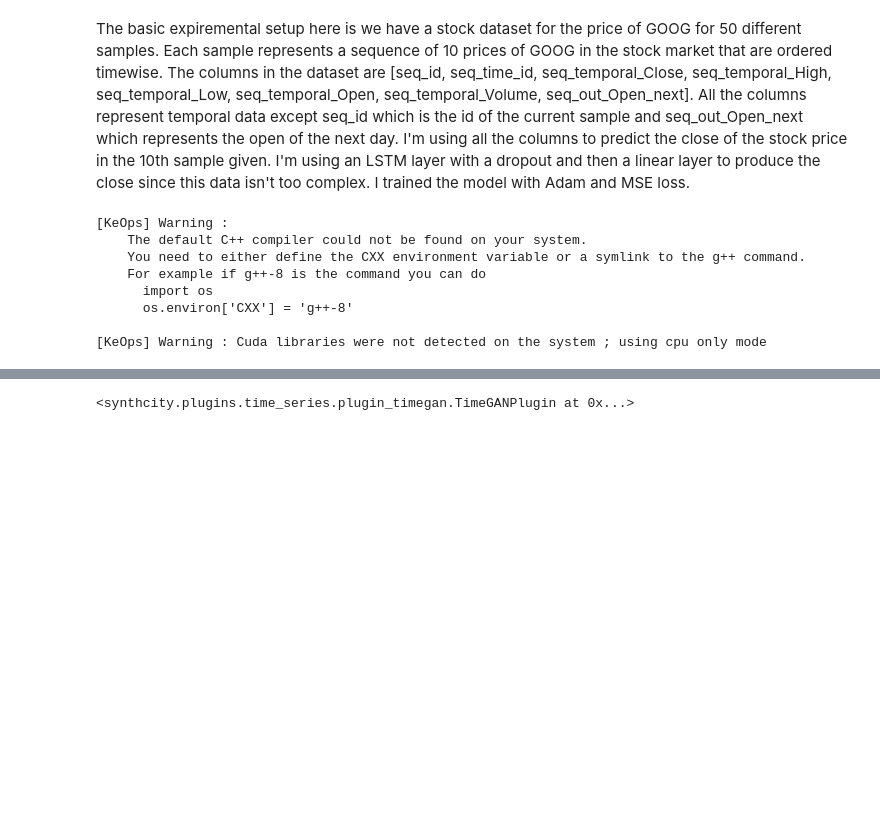
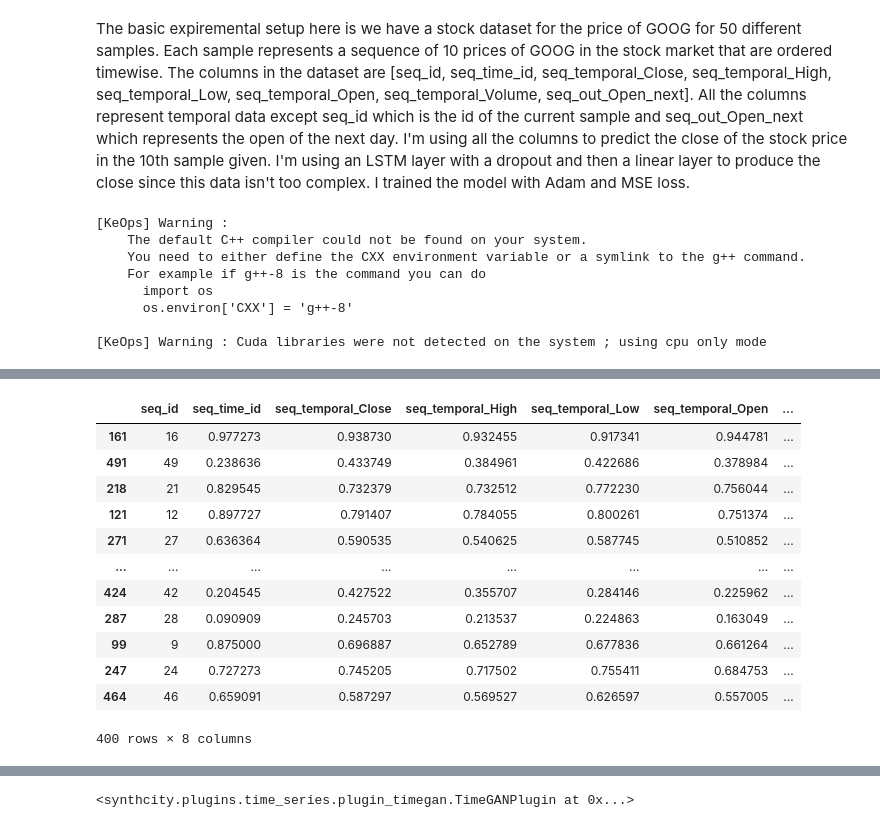
Before and after one commit to tremblerz/synthetic_time_series, a Jupyter notebook: src/SyntheticStockGenerate.ipynb, the cells around one changed output, grey strips where cells are left out. Cells and saved outputs as stored; diff of their text form; code cells hidden in the pictures; blank space fills up the shorter version.

```diff
--- a/src/SyntheticStockGenerate.ipynb
+++ b/src/SyntheticStockGenerate.ipynb
@@ -65,4 +65,22 @@ data
 500 rows × 8 columns
+# %%
+train, test = train_test_split(data.dataframe(), test_size=0.2)
+# %%
+train
+# %% [output]
+|  | seq_id | seq_time_id | seq_temporal_Close | seq_temporal_High | seq_temporal_Low | seq_temporal_Open | ... |
+| 161 | 16 | 0.977273 | 0.938730 | 0.932455 | 0.917341 | 0.944781 | ... |
+| 491 | 49 | 0.238636 | 0.433749 | 0.384961 | 0.422686 | 0.378984 | ... |
+| 218 | 21 | 0.829545 | 0.732379 | 0.732512 | 0.772230 | 0.756044 | ... |
+| 121 | 12 | 0.897727 | 0.791407 | 0.784055 | 0.800261 | 0.751374 | ... |
+| 271 | 27 | 0.636364 | 0.590535 | 0.540625 | 0.587745 | 0.510852 | ... |
+| ... | ... | ... | ... | ... | ... | ... | ... |
+| 424 | 42 | 0.204545 | 0.427522 | 0.355707 | 0.284146 | 0.225962 | ... |
+| 287 | 28 | 0.090909 | 0.245703 | 0.213537 | 0.224863 | 0.163049 | ... |
+| 99 | 9 | 0.875000 | 0.696887 | 0.652789 | 0.677836 | 0.661264 | ... |
+| 247 | 24 | 0.727273 | 0.745205 | 0.717502 | 0.755411 | 0.684753 | ... |
+| 464 | 46 | 0.659091 | 0.587297 | 0.569527 | 0.626597 | 0.557005 | ... |
+400 rows × 8 columns
 # %%
 delta = 1/ (len(data) * np.log(len(data)))
 # %%
```
Also changed, not shown: parts of 13 cells of this notebook, 1 other file.
